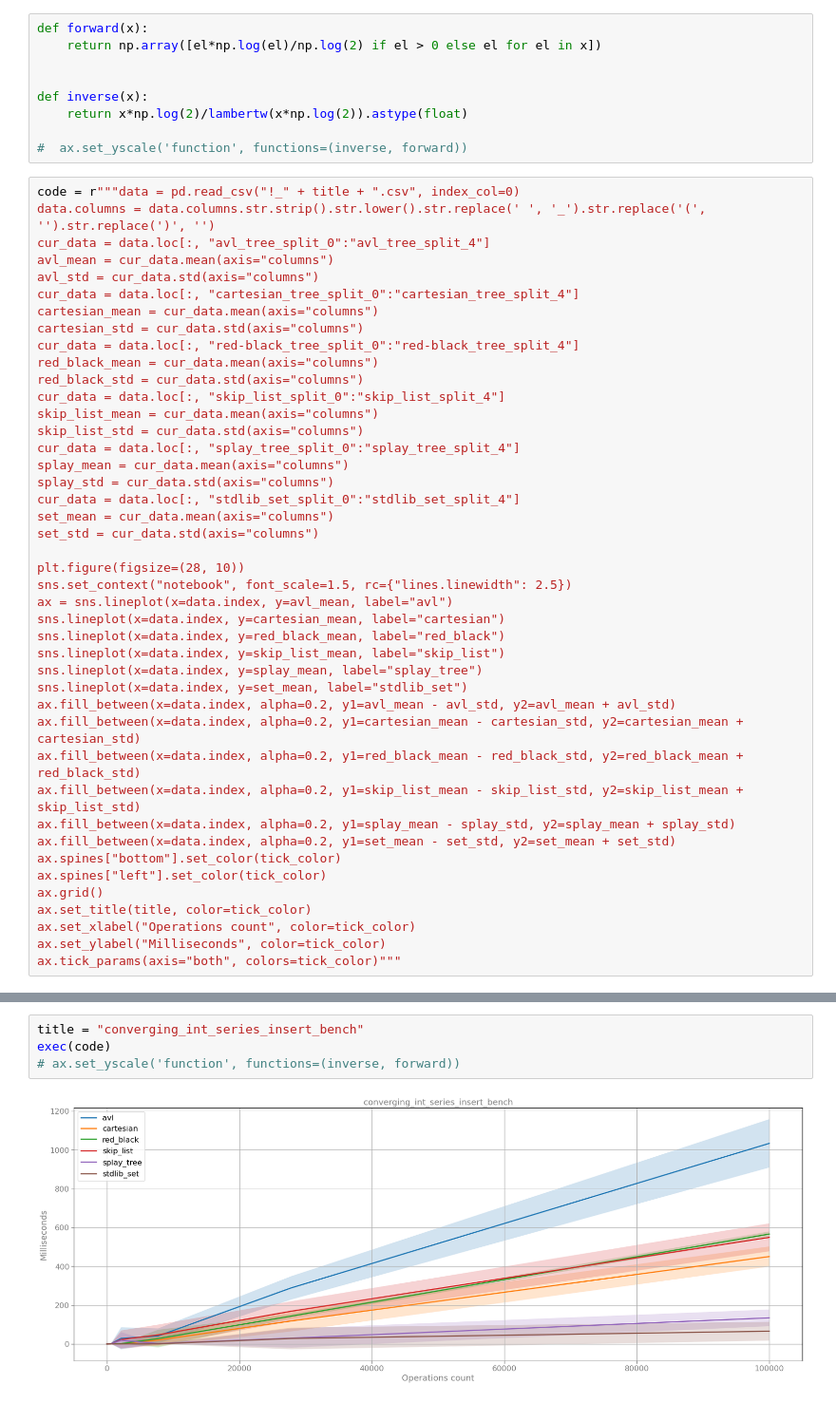
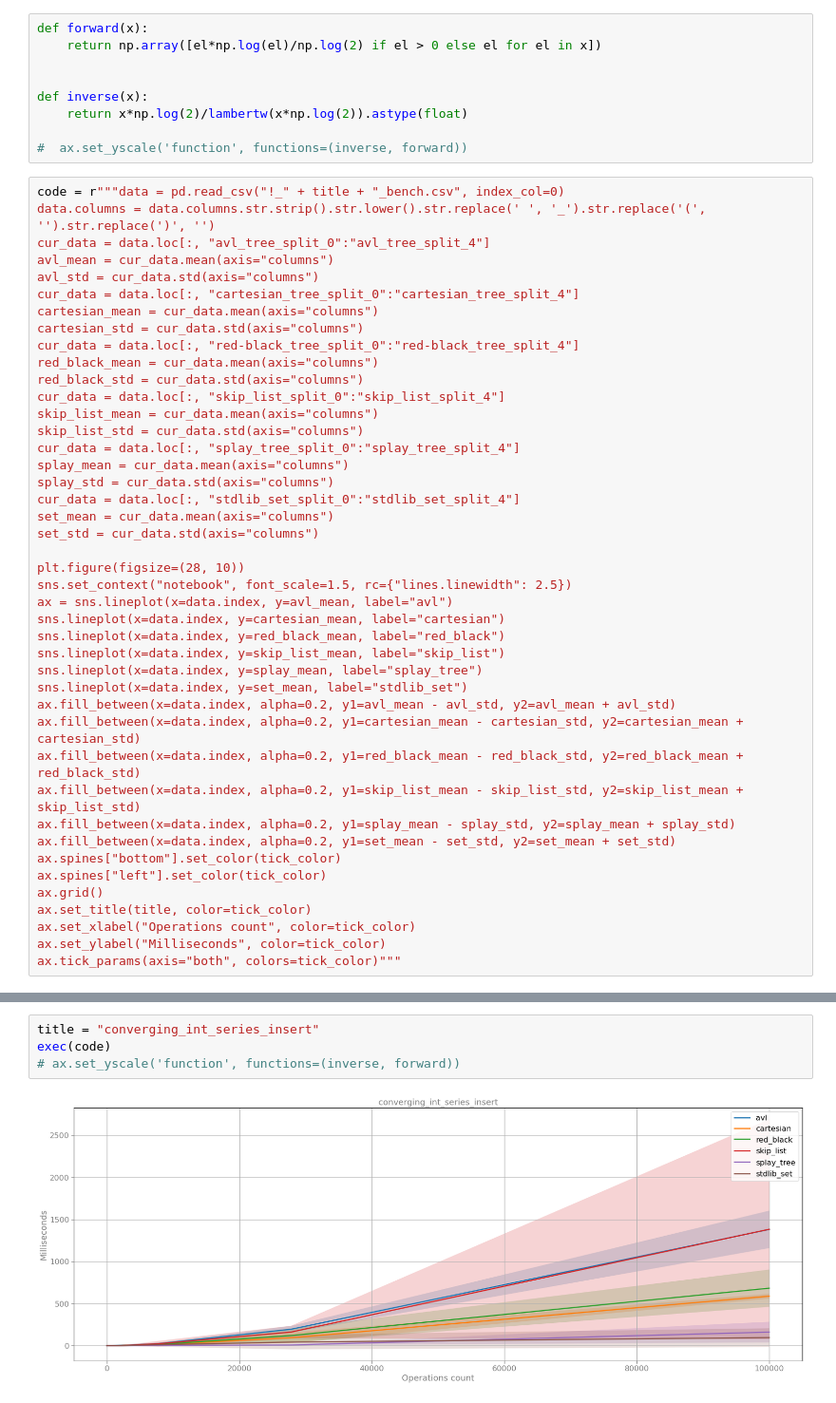
Before and after one commit to OganyanRV/Trees_implementation, a Jupyter notebook: experiments/Experiments.ipynb, the cells around one changed output, grey strips where cells are left out. Shown at 95% size. Cells and saved outputs as stored; diff of their text form.

Commit message:
Ended up with benchmarks. Number of threads is limited by 4 now -- very good effect on noises

```diff
--- a/experiments/Experiments.ipynb
+++ b/experiments/Experiments.ipynb
@@ -19,7 +19,7 @@ def inverse(x):
 
 #  ax.set_yscale('function', functions=(inverse, forward))
 # %%
-code = r"""data = pd.read_csv("!_" + title + ".csv", index_col=0)
+code = r"""data = pd.read_csv("!_" + title + "_bench.csv", index_col=0)
 data.columns = data.columns.str.strip().str.lower().str.replace(' ', '_').str.replace('(', '').str.replace(')', '')
 cur_data = data.loc[:, "avl_tree_split_0":"avl_tree_split_4"]
 avl_mean = cur_data.mean(axis="columns")
@@ -76,7 +76,7 @@ exec(code)
 # %%
-title = "converging_int_series_insert_bench"
+title = "converging_int_series_insert"
 exec(code)
 # ax.set_yscale('function', functions=(inverse, forward))
 # %% [output]
-[figure, old version]
+[figure, new version]
 # %%
```
Also changed, not shown: parts of 25 cells of this notebook, 47 other files.
